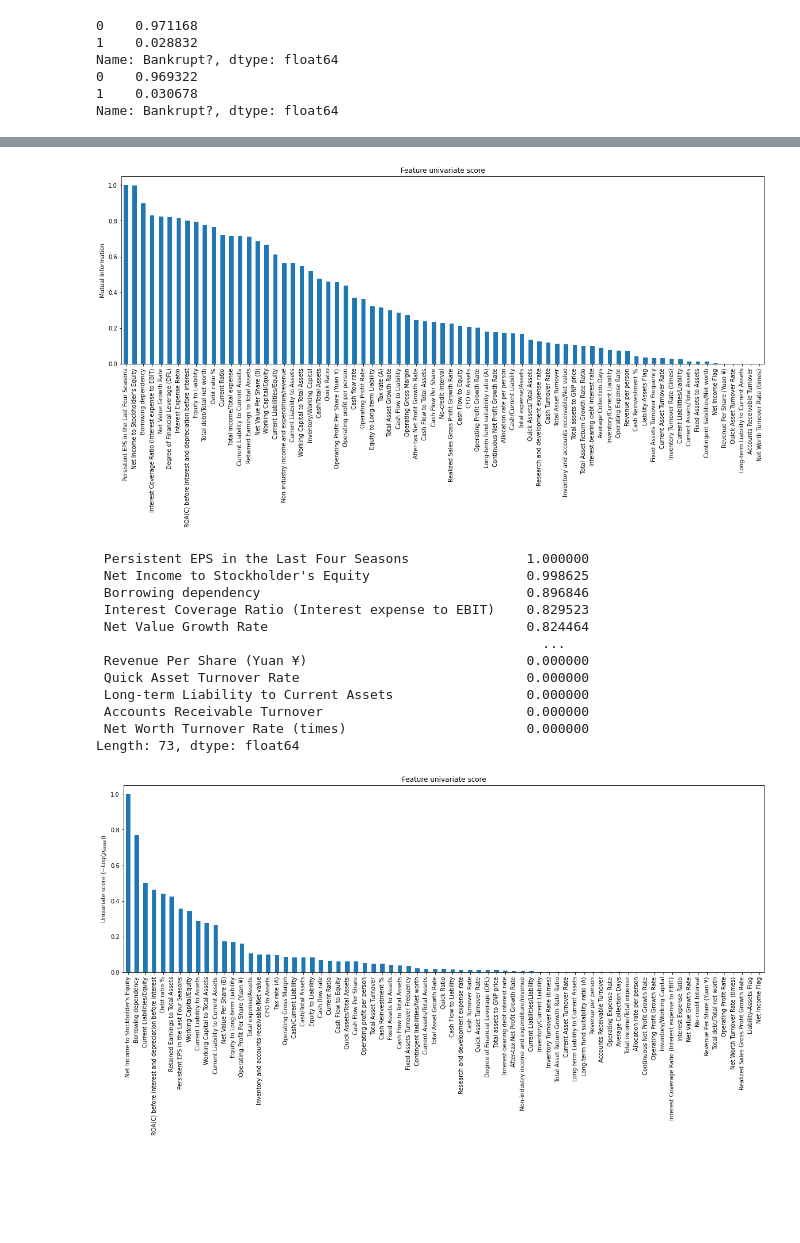
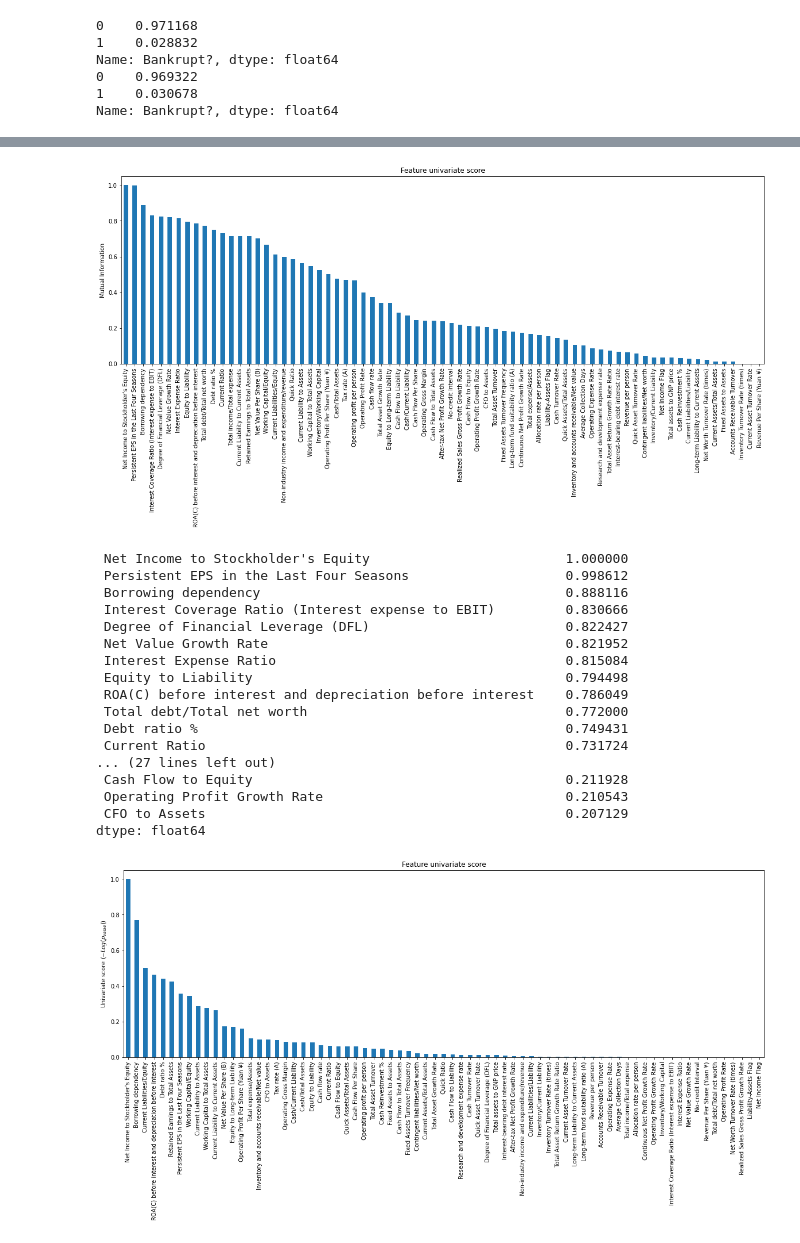
Before and after one commit to chungthuang/DeepLearning, a Jupyter notebook: Tuning.ipynb, the cells around one changed output, grey strips where cells are left out. Drawn from its saved outputs; the diff is of its cells as text; code cells hidden in the pictures; blank space fills up the shorter version.

```diff
--- a/Tuning.ipynb
+++ b/Tuning.ipynb
@@ -433,19 +438,25 @@ Name: Bankrupt?, dtype: float64
 # %%
-MutualInfoScores(x_train, y_train)
+mi_scores = MutualInfoScores(x_train, y_train)
+mi_scores.loc[mi_scores > 0.2]
 # %% [output]
-[figure, old version]
+[figure, new version]
- Persistent EPS in the Last Four Seasons               1.000000
- Net Income to Stockholder's Equity                    0.998625
- Borrowing dependency                                  0.896846
- Interest Coverage Ratio (Interest expense to EBIT)    0.829523
- Net Value Growth Rate                                 0.824464
-                                                         ...
- Revenue Per Share (Yuan ¥)                            0.000000
- Quick Asset Turnover Rate                             0.000000
- Long-term Liability to Current Assets                 0.000000
- Accounts Receivable Turnover                          0.000000
- Net Worth Turnover Rate (times)                       0.000000
-Length: 73, dtype: float64
+ Net Income to Stockholder's Equity                         1.000000
+ Persistent EPS in the Last Four Seasons                    0.998612
+ Borrowing dependency                                       0.888116
+ Interest Coverage Ratio (Interest expense to EBIT)         0.830666
+ Degree of Financial Leverage (DFL)                         0.822427
+ Net Value Growth Rate                                      0.821952
+ Interest Expense Ratio                                     0.815084
+ Equity to Liability                                        0.794498
+ ROA(C) before interest and depreciation before interest    0.786049
+ Total debt/Total net worth                                 0.772000
+ Debt ratio %                                               0.749431
+ Current Ratio                                              0.731724
+... (27 lines left out)
+ Cash Flow to Equity                                        0.211928
+ Operating Profit Growth Rate                               0.210543
+ CFO to Assets                                              0.207129
+dtype: float64
 # %%
 f_scores = FTestScores(x_train, y_train)
 f_scores.loc[f_scores > 0.1]
```
Also changed, not shown: parts of 49 cells of this notebook.
